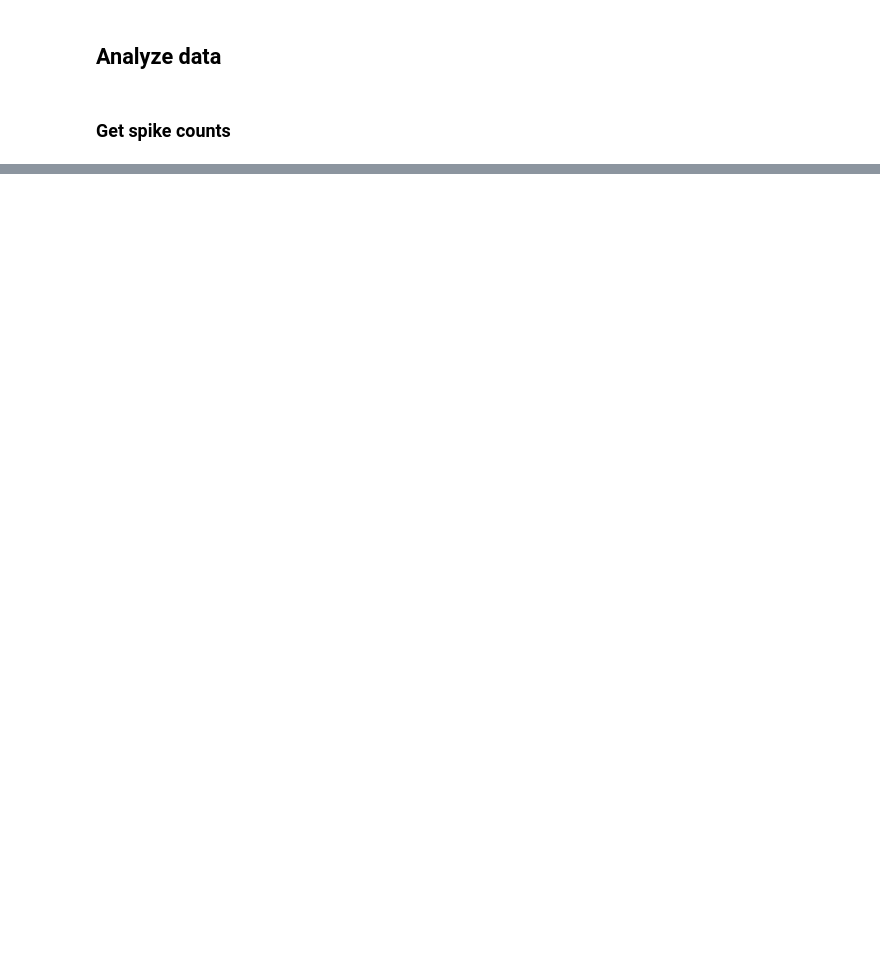
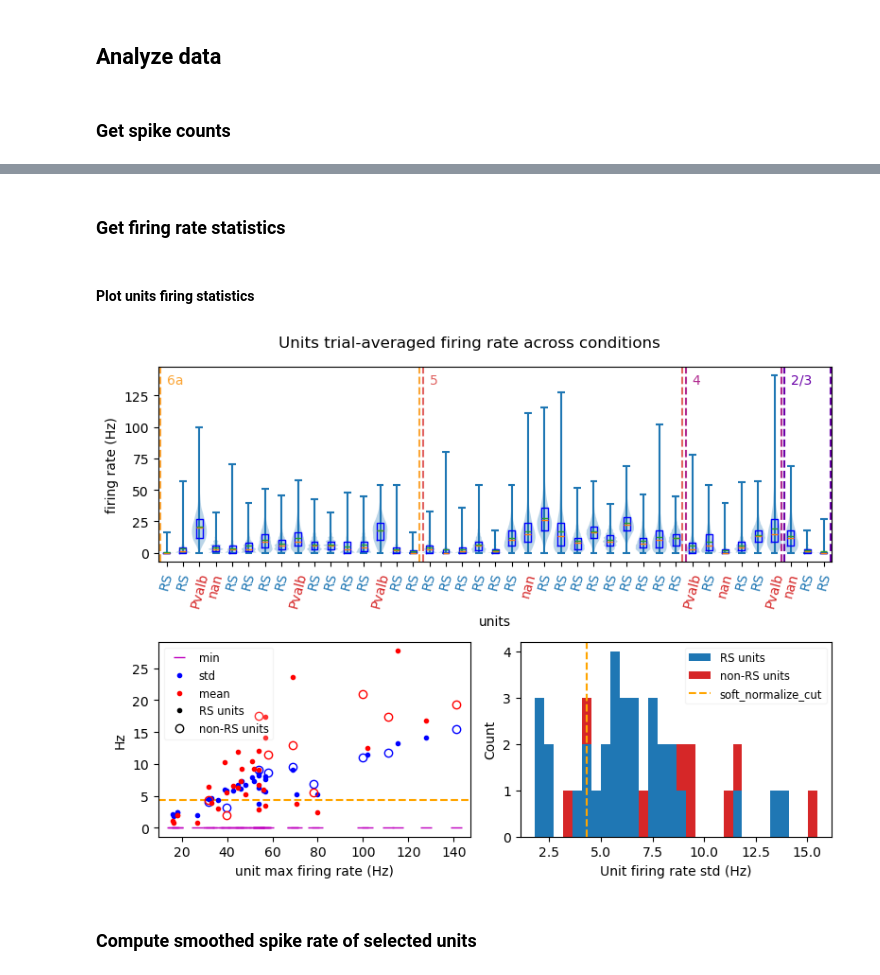
Before and after one commit to chenziao/Analyzing_Allen_Visual_Coding_Neuropixels_Dataset, a Jupyter notebook: notebooks/Population_vector_during_stimuli.ipynb, the cells around one changed output, grey strips where cells are left out. Drawn from its saved outputs; the diff is of its cells as text; code cells hidden in the pictures; blank space fills up the shorter version.

```diff
--- a/notebooks/Population_vector_during_stimuli.ipynb
+++ b/notebooks/Population_vector_during_stimuli.ipynb
@@ -88,6 +96,7 @@ if dg_stim in stimulus_names:
 ### Load LFP power
 # %%
 lfp_power_dss = session_dir.load_stimulus_lfp_power()
+wave_bands = lfp_power_dss[dg_stim].wave_band.values
 # %%
 # Update valid presentations given available presentations in LFP data
 if dg_stim in stimulus_names:
@@ -248,0 +170,15 @@ plt.show()
+# %%
+# Normalize band power by instantaneous power in layer of interest, downsample to spike rate bin width
+smoothed_band_power = {}
+normalized_band_power = {}
+for stim in stimulus_names:
+    lfp_power = lfp_power_dss[stim].sel(layer=layer_of_interest)
+    # smooth band power and instantaneous power and normalize
+    smoothed_power = gaussian_filter1d_da(lfp_power.band_power, sigma, dim=lfp_time_dim)
+    instantaneous_power = gaussian_filter1d_da(lfp_power.instantaneous_power, sigma, dim=lfp_time_dim)
+    # downsample to spike rate bin width
+    interp_coord = {lfp_time_dim: units_spk_rate[stim].coords[time_dim]}
+    smoothed_power = smoothed_power.interp(interp_coord).assign_attrs(fs=units_spk_rate[stim].attrs['fs'], unit='')
+    instantaneous_power = instantaneous_power.interp(interp_coord)
+    smoothed_band_power[stim] = smoothed_power
+    normalized_band_power[stim] = (smoothed_power / instantaneous_power).assign_attrs(smoothed_power.attrs)
@@ -248,0 +230,2 @@ plt.show()
+# %% [markdown]
+### Get firing rate statistics
@@ -248,0 +255,62 @@ plt.show()
+# %% [markdown]
+#### Plot units firing statistics
+# %%
+from toolkit.plots.colors import VISP_LAYER_COLORS_DICT
+
+n_all_units = len(units_info)
+unit_layer = units_info['layer_acronym'].values
+layer_boundary_idx = np.nonzero(unit_layer[:-1] != unit_layer[1:])[0]
+layer_boundary_idx = np.hstack([-1, layer_boundary_idx, unit_layer.size - 1])
+is_RS = units_info['unit_type'].values == 'RS'
+positions = np.arange(n_all_units)
+boundary_gap = 0.1
+firing_rate = units_fr.firing_rate.values.T  # (samples, units)
+
+fig = plt.figure(figsize=(8, 6))
+ax = fig.add_subplot(2, 1, 1)
+ax.violinplot(firing_rate, positions=positions, widths=.9)
+ax.boxplot(firing_rate, positions=positions, widths=0.4, whis=(0, 100),
+    showmeans=True, meanline=True, showfliers=False, showcaps=False,
+    meanprops={'linestyle': '-'}, whiskerprops={'color':'none'}, boxprops={'color': 'blue'})
+for i in layer_boundary_idx[:-1]:
+    clr = VISP_LAYER_COLORS_DICT[unit_layer[i + 1]]
+    ax.axvline(i + 0.5 + boundary_gap, linestyle='--', color=clr)
+    ax.annotate(unit_layer[i + 1], xy=(i + 0.5 + boundary_gap, ax.get_ylim()[1]),
+        xytext=(5, -5), textcoords='offset points', ha='left', va='top', color=clr)
+for i in layer_boundary_idx[1:]:
+    ax.axvline(i + 0.5 - boundary_gap, linestyle='--', color=VISP_LAYER_COLORS_DICT[unit_layer[i]])
+ax.set_xticks(positions, labels=units_info['unit_type'], rotation=75)
+for lb in ax.get_xticklabels():
+    lb.set_color('tab:blue' if lb.get_text() == 'RS' else 'tab:red')
+# ax.set_xticklabels()
+ax.set_xlabel('units')
+ax.set_ylabel('firing rate (Hz)')
+
+ax = fig.add_subplot(2, 2, 3)
+ax.axhline(soft_normalize_cut, linestyle='--', color='orange')
+ax.plot(units_fr.units_fr_max, units_fr.units_fr_min, 'm.', marker='_', markersize=8, label='min')
+ax.plot(units_fr.units_fr_max[is_RS], units_fr.units_fr_std[is_RS], 'b.', label='std')
+ax.plot(units_fr.units_fr_max[~is_RS], units_fr.units_fr_std[~is_RS], 'bo', markerfacecolor='none')
+ax.plot(units_fr.units_fr_max[is_RS], units_fr.units_fr_mean[is_RS], 'r.', label='mean')
+ax.plot(units_fr.units_fr_max[~is_RS], units_fr.units_fr_mean[~is_RS], 'ro', markerfacecolor='none')
+ax.plot([], [], 'k.', label='RS units')
+ax.plot([], [], 'ko', markerfacecolor='none', label='non-RS units')
+ax.set_xlabel('unit max firing rate (Hz)')
+ax.set_ylabel('Hz')
+ax.legend(loc='upper left', framealpha=0.2, fontsize='small')
+
+ax = fig.add_subplot(2, 2, 4)
+ax.hist([norm_scale[is_RS], norm_scale[~is_RS]], bins=30, stacked=True,
+    color=['tab:blue', 'tab:red'], label=['RS units', 'non-RS units'])
+ax.axvline(soft_normalize_cut, linestyle='--', color='orange', label='soft_normalize_cut')
+ax.set_xlabel(f'Unit firing rate {normalization_scale:s} (Hz)')
+ax.set_ylabel('Count')
+ax.legend(loc='upper right', framealpha=0.2, fontsize='small')
+
+fig.suptitle('Units trial-averaged firing rate across conditions')
+fig.tight_layout()
+plt.show()
+# %% [output]
+[figure, added]
+# %% [markdown]
+### Compute smoothed spike rate of selected units
```
Also changed, not shown: parts of 27 cells of this notebook, 1 other file.
